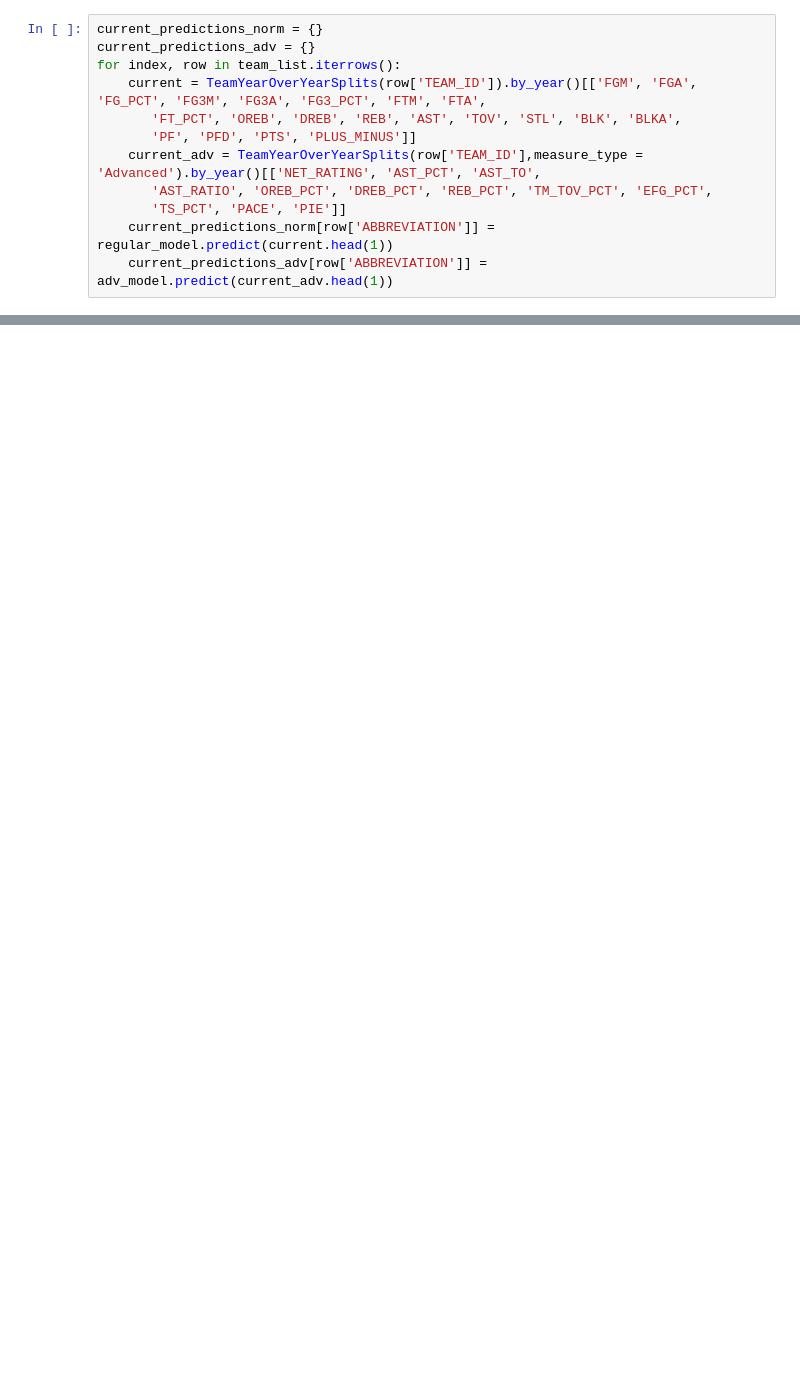
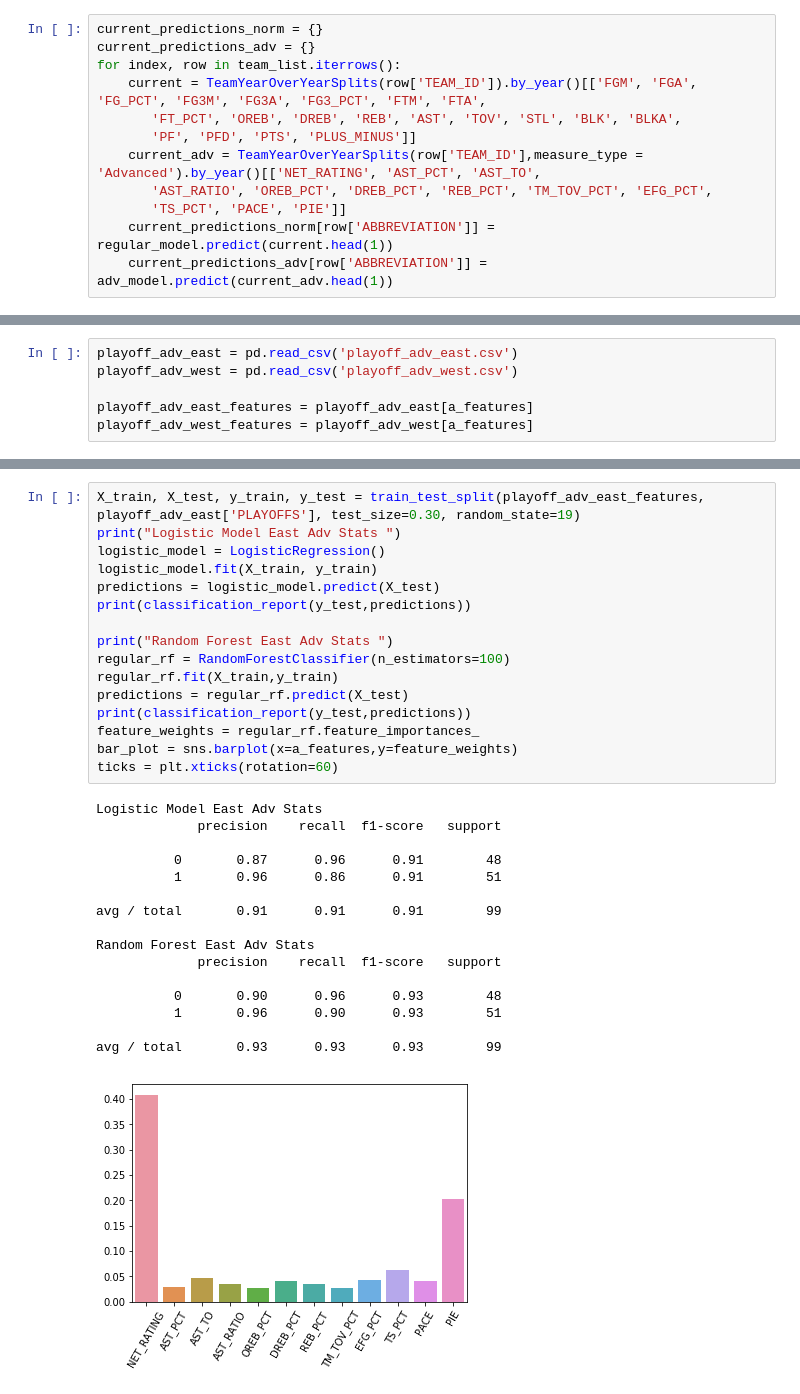
Before and after one commit to parasm/NBAPlayoffPredictor, a Jupyter notebook: playoffs/playoffs.ipynb, the cells around one changed output, grey strips where cells are left out. Cells and saved outputs as stored; diff of their text form; blank space fills up the shorter version.

```diff
--- a/playoffs/playoffs.ipynb
+++ b/playoffs/playoffs.ipynb
@@ -134,0 +185,6 @@ Advanced Prediciton: CHA [0]
+# %%
+playoff_adv_east = pd.read_csv('playoff_adv_east.csv')
+playoff_adv_west = pd.read_csv('playoff_adv_west.csv')
+
+playoff_adv_east_features = playoff_adv_east[a_features]
+playoff_adv_west_features = playoff_adv_west[a_features]
@@ -134,0 +263,33 @@ Advanced Prediciton: CHA [0]
+# %%
+X_train, X_test, y_train, y_test = train_test_split(playoff_adv_east_features, playoff_adv_east['PLAYOFFS'], test_size=0.30, random_state=19)
+print("Logistic Model East Adv Stats ")
+logistic_model = LogisticRegression()
+logistic_model.fit(X_train, y_train)
+predictions = logistic_model.predict(X_test)
+print(classification_report(y_test,predictions))
+
+print("Random Forest East Adv Stats ")
+regular_rf = RandomForestClassifier(n_estimators=100)
+regular_rf.fit(X_train,y_train)
+predictions = regular_rf.predict(X_test)
+print(classification_report(y_test,predictions))
+feature_weights = regular_rf.feature_importances_
+bar_plot = sns.barplot(x=a_features,y=feature_weights)
+ticks = plt.xticks(rotation=60)
+# %% [output]
+Logistic Model East Adv Stats
+             precision    recall  f1-score   support
+
+          0       0.87      0.96      0.91        48
+          1       0.96      0.86      0.91        51
+
+avg / total       0.91      0.91      0.91        99
+
+Random Forest East Adv Stats
+             precision    recall  f1-score   support
+
+          0       0.90      0.96      0.93        48
+          1       0.96      0.90      0.93        51
+
+avg / total       0.93      0.93      0.93        99
+[figure, added]
```
Also changed, not shown: parts of 18 cells of this notebook, 48 other files.
